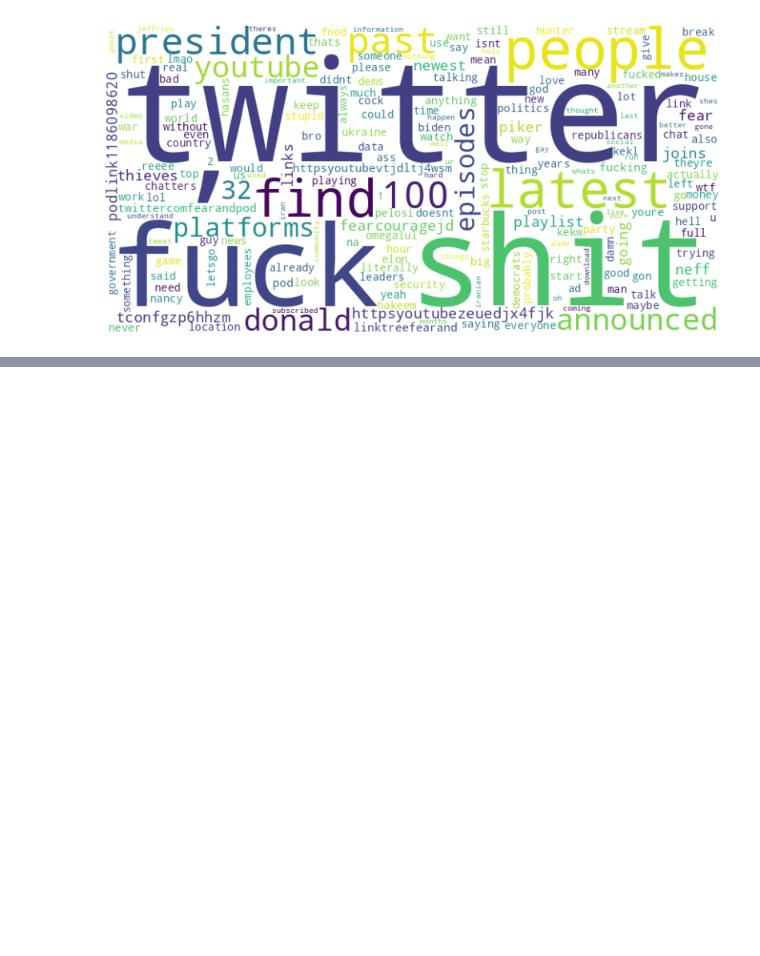
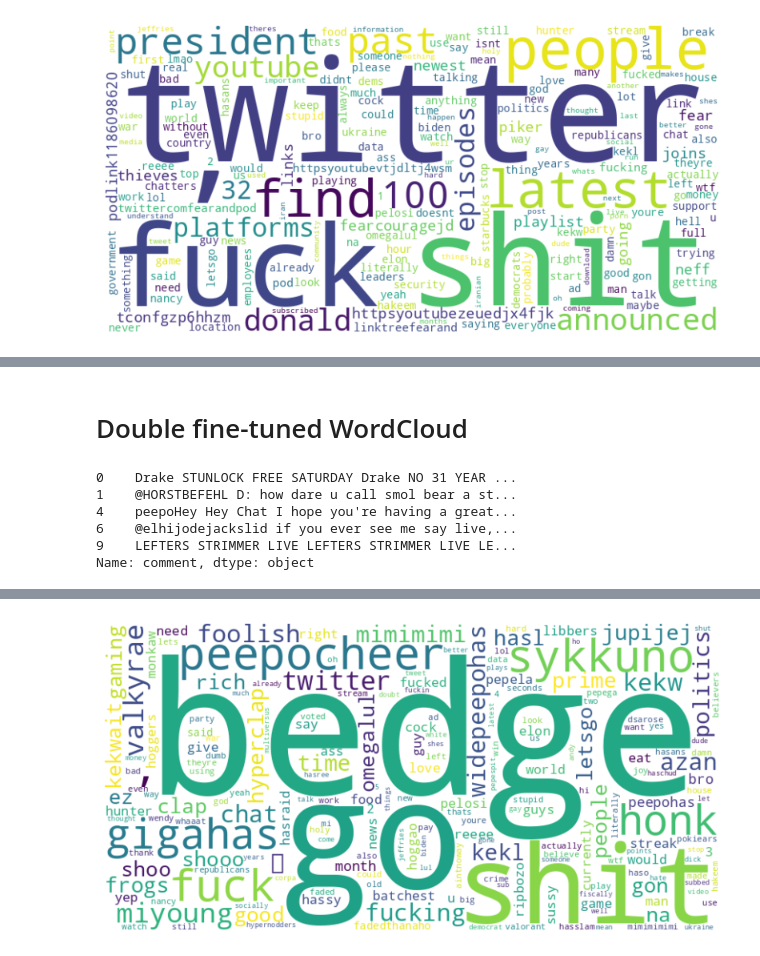
Before and after one commit to EliMartian/roberta_model_fine_tuning, a Jupyter notebook: fine_tuning_roberta.ipynb, the cells around one changed output, grey strips where cells are left out. Saved outputs shown, nothing was run; the diff lists cells and outputs as text; code cells hidden in the pictures; blank space fills up the shorter version.

```diff
--- a/fine_tuning_roberta.ipynb
+++ b/fine_tuning_roberta.ipynb
@@ -938,0 +1399,72 @@ Name: comment_text, dtype: object
+# %% [markdown]
+# Double fine-tuned WordCloud
+# %%
+from wordcloud import WordCloud
+import matplotlib.pyplot as plt
+from nltk.corpus import stopwords
+import nltk
+import pandas as pd
+import string
+
+# Download NLTK resources (run only once)
+nltk.download('stopwords')
+nltk.download('punkt')
+
+# Filter toxic comments
+toxic_comments = twitch_df[twitch_df['union_prediction'] == 1]['comment']
+print(toxic_comments.head(5))
+
+# batch_size = 1000  # Set the batch size
+# num_rows = len(twitch_df)
+# with open('union_output.txt', 'w') as f:
+#     for start in range(0, num_rows, batch_size):
+#         end = min(start + batch_size, num_rows)
+#         for index, row in twitch_df.iloc[start:end].iterrows():
+#             f.write(str(row['union_prediction']) + '\n')
+
+from google.colab import files
+files.download('union_output.txt')
+
+# Initialize NLTK stop words
+stop_words = set(stopwords.words('english'))
+
+# Extend the stop words list with additional common words to exclude
+additional_stop_words = ['today', "don't", 'like', 'know', 'and', 'the',
+                         'get', 'HasanAbi', 'hasanabi', 'Hasan', 'hasan', 'Abi',
+                         'dont', ',', 'got', 'cant', 'make', 'hes', 'back',
+                         'see', 'im', 'make', 'think', 'one', 'every', 'running',
+                         'take', 'day', 'really', 'Trump', 'EPISODE', 'PODCAST', 'Episode',
+                         'Podcast', 'leftovers', 'trump', 'episode', 'podcast']  # Add more words as needed
+stop_words.update(additional_stop_words)
+
+# Remove punctuation from comments
+def remove_punctuation(text):
+    return ''.join([char for char in text if char not in string.punctuation])
+
+cleaned_comments = ' '.join([comment for comment in toxic_comments])
+cleaned_comments = remove_punctuation(cleaned_comments)
+
+# Convert all words to lowercase before removing stopwords
+tokens = [word.lower() for word in tokens]
+
+# Remove stop words
+tokens = [word for word in tokens if word not in stop_words]
+
+# Calculate word frequencies
+freq_dist = nltk.FreqDist(tokens)
+
+# Generate the word cloud with frequencies
+wordcloud = WordCloud(width=800, height=400, background_color='white').generate_from_frequencies(freq_dist)
+
+# Plot the word cloud
+plt.figure(figsize=(10, 5))
+plt.imshow(wordcloud, interpolation='bilinear')
+plt.axis('off')
+plt.show()
+# %% [output]
+0    Drake STUNLOCK FREE SATURDAY Drake NO 31 YEAR ...
+1    @HORSTBEFEHL D: how dare u call smol bear a st...
+4    peepoHey Hey Chat I hope you're having a great...
+6    @elhijodejackslid if you ever see me say live,...
+9    LEFTERS STRIMMER LIVE LEFTERS STRIMMER LIVE LE...
+Name: comment, dtype: object
@@ -938,0 +1477 @@ Name: comment_text, dtype: object
+[figure, added]
```
Also changed, not shown: parts of 34 cells of this notebook, 1 other file.
